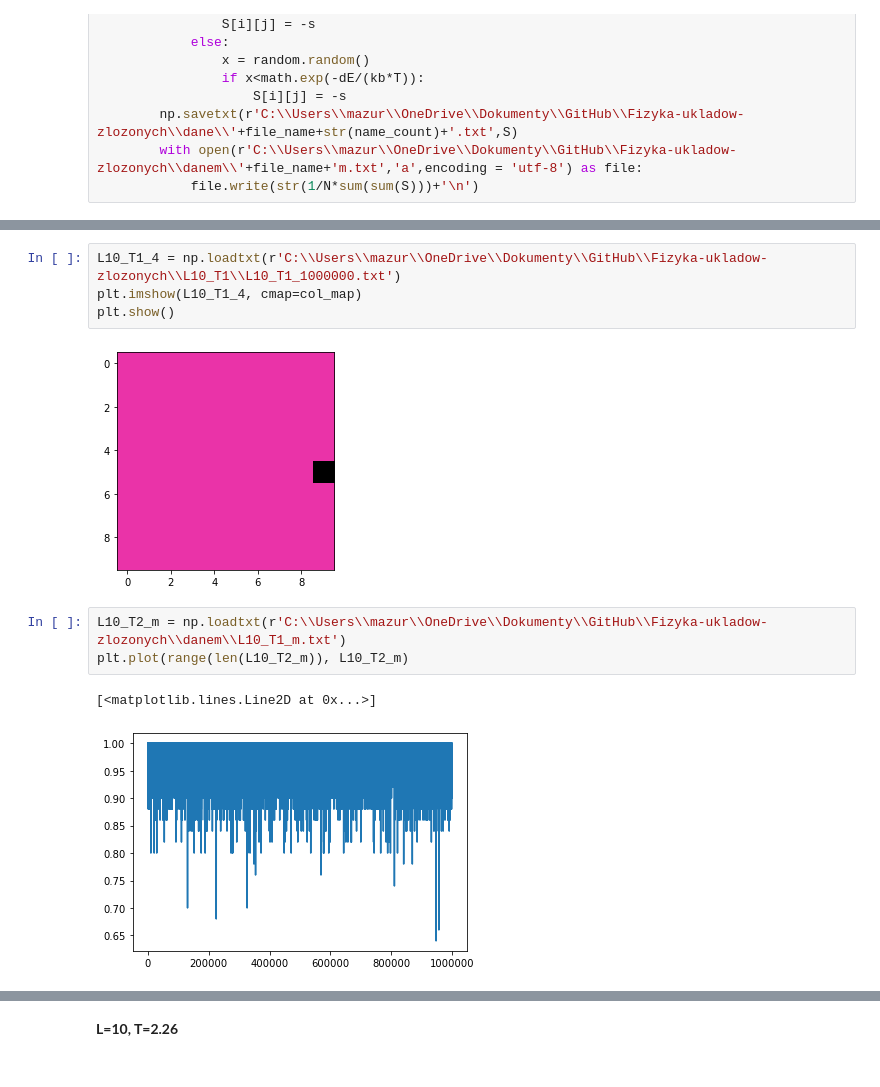
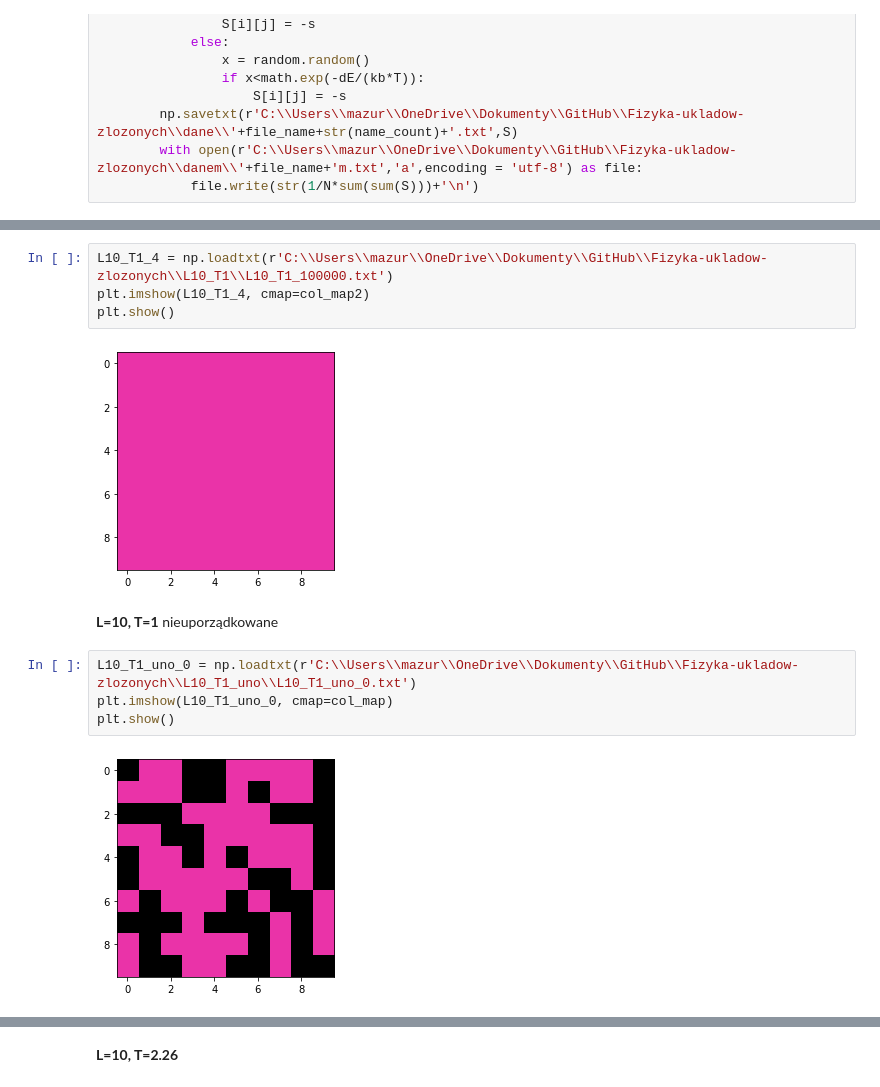
Before and after one commit to Swinkawkrawacie/Fizyka-ukladow-zlozonych, a Jupyter notebook: Generowanie_danych.ipynb, the cells around one changed output, grey strips where cells are left out. Drawn from its saved outputs; the diff is of its cells as text.

```diff
--- a/Generowanie_danych.ipynb
+++ b/Generowanie_danych.ipynb
@@ -71,14 +71,16 @@ plt.show()
 # %% [output]
 [figure]
 # %%
-L10_T1_4 = np.loadtxt(r'C:\\Users\\mazur\\OneDrive\\Dokumenty\\GitHub\\Fizyka-ukladow-zlozonych\\L10_T1\\L10_T1_1000000.txt')
-plt.imshow(L10_T1_4, cmap=col_map)
+L10_T1_4 = np.loadtxt(r'C:\\Users\\mazur\\OneDrive\\Dokumenty\\GitHub\\Fizyka-ukladow-zlozonych\\L10_T1\\L10_T1_100000.txt')
+plt.imshow(L10_T1_4, cmap=col_map2)
 plt.show()
 # %% [output]
-[figure, old version]
+[figure, new version]
+# %% [markdown]
+**L=10, T=1** nieuporządkowane
 # %%
-L10_T2_m = np.loadtxt(r'C:\\Users\\mazur\\OneDrive\\Dokumenty\\GitHub\\Fizyka-ukladow-zlozonych\\danem\\L10_T1_m.txt')
-plt.plot(range(len(L10_T2_m)), L10_T2_m)
+L10_T1_uno_0 = np.loadtxt(r'C:\\Users\\mazur\\OneDrive\\Dokumenty\\GitHub\\Fizyka-ukladow-zlozonych\\L10_T1_uno\\L10_T1_uno_0.txt')
+plt.imshow(L10_T1_uno_0, cmap=col_map)
+plt.show()
 # %% [output]
-[<matplotlib.lines.Line2D at 0x...>]
-[figure, old version]
+[figure, new version]
```
Also changed, not shown: parts of 15 cells of this notebook, 1 other file.
